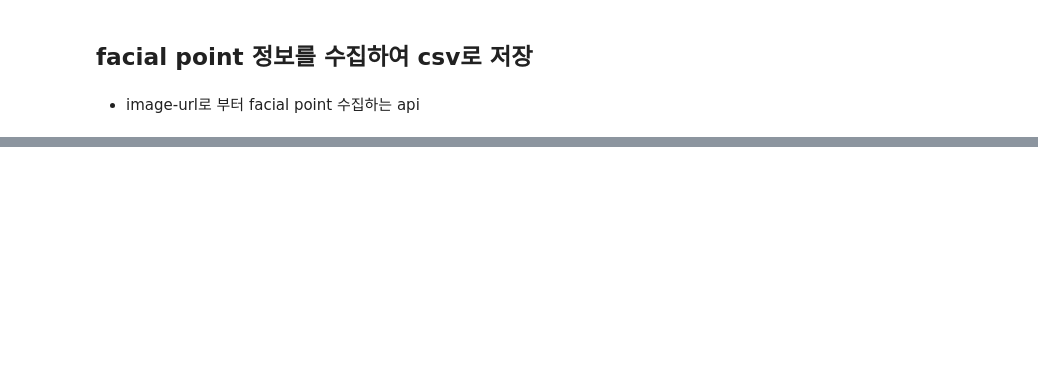
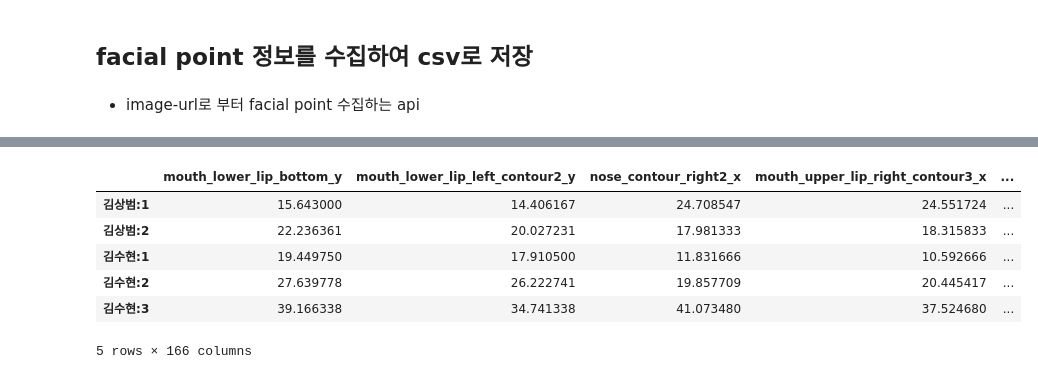
Before and after one commit to goodvc78/fc-recsys-lecture, a Jupyter notebook: week2/00-crawl-facial-point-information.ipynb, the cells around one changed output, grey strips where cells are left out. Cells and saved outputs as stored; diff of their text form; code cells hidden in the pictures; blank space fills up the shorter version.

```diff
--- a/week2/00-crawl-facial-point-information.ipynb
+++ b/week2/00-crawl-facial-point-information.ipynb
@@ -130,17 +130,8 @@ def get_feature_vector( keypoint ):
     ff = normalize_dict(ff, ff['face_height'])
     return ff
 # %%
-def extract_face_feature(facial_info):
-    cal_items = {'face_width'    :['contour_left9', 'contour_right9']
-                 ,'face_height'  :['eyebrow_center','contour_chin']
-                 ,'mouth_width'  :['mouth_left_corner','mouth_right_corner']
-                 ,'nose_width'   :['nose_left','nose_right']
-                 ,'eye_width'    :['left_eye_left_corner','right_eye_right_corner']
-                 ,'eye_to_eye'   :['left_eye_center','right_eye_center']
-                 ,'eyebrow_width':['left_eyebrow_upper_middle','left_eyebrow_lower_middle']
-                 ,'lip_to_chin'  :['mouth_lower_lip_bottom','contour_chin']
-                 ,'lip_to_nose'  :['nose_tip','mouth_upper_lip_top']}
-
+import json
+def extract_face_feature_raw(facial_info):
     keypoint = {}
 
     ## json string to object
@@ -149,11 +140,14 @@ def extract_face_feature(facial_info):
         info = json.loads(facial_info)
 
     facial_pos = info['result'][0]['landmark']
-    ## add center position
-    facial_pos['eyebrow_center'] = pos_center( facial_pos['left_eyebrow_upper_middle'], facial_pos['right_eyebrow_upper_middle'])
-
+    dx = facial_pos['contour_left1']['x']
+    dy = facial_pos['contour_left1']['y']
     ## calculate key point
-    for (k,v) in cal_items.items(): ## iteritems() for python2.7
-        keypoint[k] = pos_distance(facial_pos[v[0]], facial_pos[v[1]])
+    for (k,v) in facial_pos.items(): ## iteritems() for python2.7
+        keypoint[k+'_x'] = v['x'] - dx
+        keypoint[k+'_y'] = v['y'] - dy
 
     return keypoint
+
+#keypoint = extract_face_landmark('https://fbcdn-sphotos-g-a.akamaihd.net/hphotos-ak-xta1/v/t1.0-9/12122398_906503296086905_9053689686321602818_n.jpg?oh=80fcaf06feebc607119139261daa82ee&oe=5696C59E&__gda__=1452163095_656cdb05f7f03f0920879b17b79041be')
+extract_face_feature_raw(keypoint)
@@ -189,3 +233,26 @@ landmark_ds.to_csv('/Users/goodvc/data/fastcampus/week2/resource/landmark.csv')
 # %%
 ## load from csv file
 landmark_ds = pd.DataFrame.from_csv('/Users/goodvc/data/fastcampus/week2/resource/landmark.csv')
+# %%
+landmark_dict_raw = {}
+for name, img_url in image_data.items():
+    try:
+        keypoint = extract_face_landmark(img_url)
+        landmark_dict_raw[name] = extract_face_feature_raw(keypoint)
+    except:
+        print ('extract fail : {0}'.format(name))
+# %%
+import pandas as pd
+## dict to dataframe
+landmark_raw_ds = pd.DataFrame.from_dict( landmark_dict_raw, orient='index')
+landmark_raw_ds.to_csv('/Users/goodvc/data/fastcampus/week2/resource/landmark_raw.csv')
+# %%
+landmark_raw_ds.head()
+# %% [output]
+|  | mouth_lower_lip_bottom_y | mouth_lower_lip_left_contour2_y | nose_contour_right2_x | mouth_upper_lip_right_contour3_x | ... |
+| 김상범:1 | 15.643000 | 14.406167 | 24.708547 | 24.551724 | ... |
+| 김상범:2 | 22.236361 | 20.027231 | 17.981333 | 18.315833 | ... |
+| 김수현:1 | 19.449750 | 17.910500 | 11.831666 | 10.592666 | ... |
+| 김수현:2 | 27.639778 | 26.222741 | 19.857709 | 20.445417 | ... |
+| 김수현:3 | 39.166338 | 34.741338 | 41.073480 | 37.524680 | ... |
+5 rows × 166 columns
```
Also changed, not shown: parts of 5 cells of this notebook, 4 other files.
